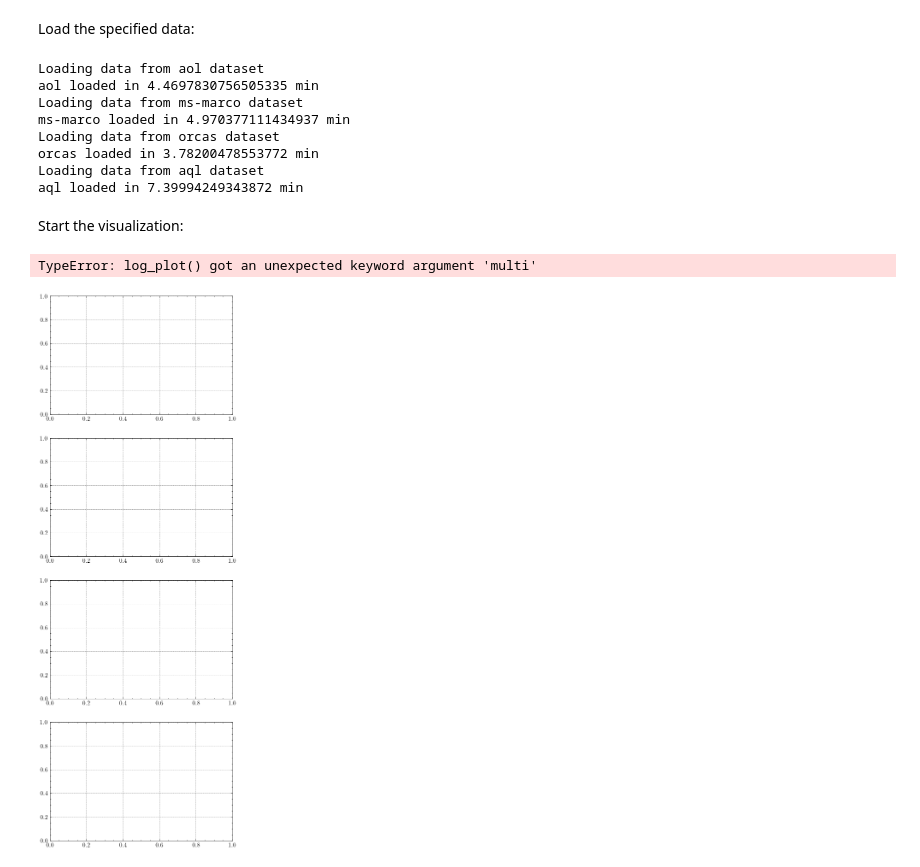
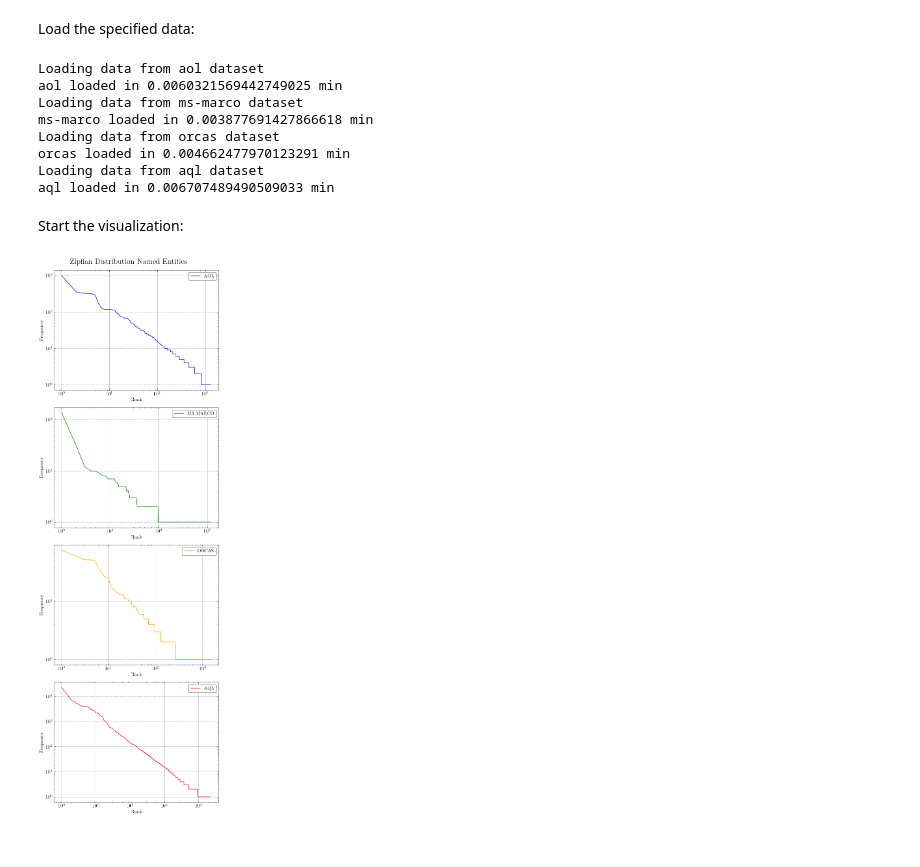
Before and after one commit to bnsch98/verifying-query-logs-from-unknown-sources, a Jupyter notebook: src/thesis_schneg/vis_descriptive_statistics.ipynb, the cells around one changed output. Saved outputs shown, nothing was run; the diff lists cells and outputs as text; code cells hidden in the pictures.

```diff
--- a/src/thesis_schneg/vis_descriptive_statistics.ipynb
+++ b/src/thesis_schneg/vis_descriptive_statistics.ipynb
@@ -24,8 +24,8 @@ save_vis: bool = False
 # save_vis: bool = True
 
 # select dataset (if none is selected all datasets are visualized in a joint plot)
-# dataset: DatasetName = None
-dataset: DatasetName = 'aol'
+dataset: DatasetName = None
+# dataset: DatasetName = 'aol'
 # dataset: DatasetName = 'aql'
 # dataset: DatasetName = 'ms-marco'
 # dataset: DatasetName = 'orcas'
@@ -35,6 +35,9 @@ dataset: DatasetName = 'aol'
 analysis_name: AnalysisName = 'extract-named-entities'
 # analysis_name: AnalysisName = 'extract-words'
 # analysis_name: AnalysisName = 'extract-chars'
+
+# test_data = True
+test_data = False
 # %% [markdown]
 Load the specified data:
 # %%
@@ -52,7 +55,7 @@ if dataset is None:
     for name, result_paths in paths.items():
         start_time = time.time()
         print(f"Loading data from {name} dataset")
-        vis_data = load_results(result_paths, use_arrow=True)
+        vis_data = load_results(result_paths, test_data=test_data)
         result_data.update({name: vis_data})
         end_time = time.time()
         print(f"{name} loaded in {(end_time - start_time)/60} min")
@@ -68,13 +71,13 @@ else:
     print(f"{dataset} loaded in {(end_time - start_time)/60} min")
 # %% [output]
 Loading data from aol dataset
-aol loaded in 4.4697830756505335 min
+aol loaded in 0.0060321569442749025 min
 Loading data from ms-marco dataset
-ms-marco loaded in 4.970377111434937 min
+ms-marco loaded in 0.003877691427866618 min
 Loading data from orcas dataset
-orcas loaded in 3.78200478553772 min
+orcas loaded in 0.004662477970123291 min
 Loading data from aql dataset
-aql loaded in 7.39994249343872 min
+aql loaded in 0.006707489490509033 min
 # %% [markdown]
 Start the visualization:
 # %%
@@ -85,13 +88,13 @@ import matplotlib
 
 # load visualization parametes into dictionary
 if analysis_name == 'zipfs-law-queries':
-    vis_params = {"dataset-col-x": "serp_query_text_url", "dataset-col-y": "count()", "x-label": "Rank", "y-label": "Relative frequency", "x-lim": None, "y-lim": None, "title": "Zipf's law for queries"}
+    vis_params = {"dataset-col-x": "serp_query_text_url", "dataset-col-y": "count()", "x-label": "Rank", "y-label": "Frequency", "x-lim": None, "y-lim": None, "title": "Zipfian Distribution Queries"}
 elif analysis_name == 'extract-named-entities':
-    vis_params = {"dataset-col-x": "entity", "dataset-col-y": "count()", "x-label": "Rank", "y-label": "Relative frequency", "x-lim": None, "y-lim": None, "title": "Zipf's law for named entities"}
+    vis_params = {"dataset-col-x": "entity", "dataset-col-y": "count()", "x-label": "Rank", "y-label": "Frequency", "x-lim": None, "y-lim": None, "title": "Zipfian Distribution Named Entities"}
 elif analysis_name == 'extract-words':
-    vis_params = {"dataset-col-x": "word", "dataset-col-y": "count()", "x-label": "Rank", "y-label": "Relative frequency", "x-lim": None, "y-lim": None, "title": "Zipf's law for words"}
+    vis_params = {"dataset-col-x": "word", "dataset-col-y": "count()", "x-label": "Rank", "y-label": "Frequency", "x-lim": None, "y-lim": None, "title": "Zipfian Distribution Words"}
 elif analysis_name == 'extract-chars':
-    vis_params = {"dataset-col-x": "char", "dataset-col-y": "count()", "x-label": "Rank", "y-label": "Relative frequency", "x-lim": None, "y-lim": None, "title": "Zipf's law for characters"}
+    vis_params = {"dataset-col-x": "char", "dataset-col-y": "count()", "x-label": "Rank", "y-label": "Frequency", "x-lim": None, "y-lim": None, "title": "Zipfian Distribution Characters"}
 
 
 dataset: DatasetName = None
@@ -143,18 +146,18 @@ if dataset is None:
     cnt_datasets = 0
 
     # color palette for datasets
-    color = ['yellow', 'orange', 'red', 'purple']
+    color = ['blue', 'green', 'orange', 'red']
 
     # iterate over datasets and create visualization
     for name, vis_data in result_data.items():
         # apply specific visualization function
         fig, ax[cnt_datasets] = log_plot(data=vis_data, subplots=(fig, ax[cnt_datasets]),
-                                            vis_params=vis_params, label=name.upper(), multi=multi) #, color=color[cnt_datasets]
+                                            vis_params=vis_params, label=name.upper(), multi=multi, color=color[cnt_datasets]) #, color=color[cnt_datasets]
         cnt_datasets += 1
 
     # create title
     fig.suptitle(
-        f'{vis_params["title"]} across multiple Datasets', fontsize=16)
+        vis_params["title"], fontsize=16, y=0.99)
 
     # make layout tight
     plt.tight_layout()
@@ -179,32 +182,31 @@ else:
     vis_params["title"] = f'{vis_params["title"]} ({dataset.upper()})'
 
     # set size of plot
     textwidth = 5.5129
     aspect_ratio = 6/8
     scale = 1.0
     width = textwidth * scale
     height = width * aspect_ratio
 
     # create subplot for dataset
     fig, ax = plt.subplots(ncols=1, nrows=1, figsize=(width, height))
     # if type(vis_data[vis_params["dataset-col-x"]].iloc[0]) is str:
     #     x = list(range(1, len(vis_data[vis_params["dataset-col-x"]])+1))
     #     height = vis_data[vis_params["dataset-col-y"]].to_numpy()
     #     height = np_sort(a=height, kind='mergesort')[::-1]
     #     print(x)
     #     print(height)
     # apply specific visualization function
     fig, ax = log_plot(data=result_data[dataset], subplots=(fig, ax),
                         vis_params=vis_params, multi=multi)
 
     # make layout tight
     plt.tight_layout()
 
     # either save visualization or show it
     if save_vis:
         fig.savefig(vis_dir.joinpath(f"{dataset}.pgf"))
     else:
         plt.show()
 # %% [output]
-TypeError: log_plot() got an unexpected keyword argument 'multi'
-[figure, old version]
+[figure, new version]
```
Also changed, not shown: 4 other files.
